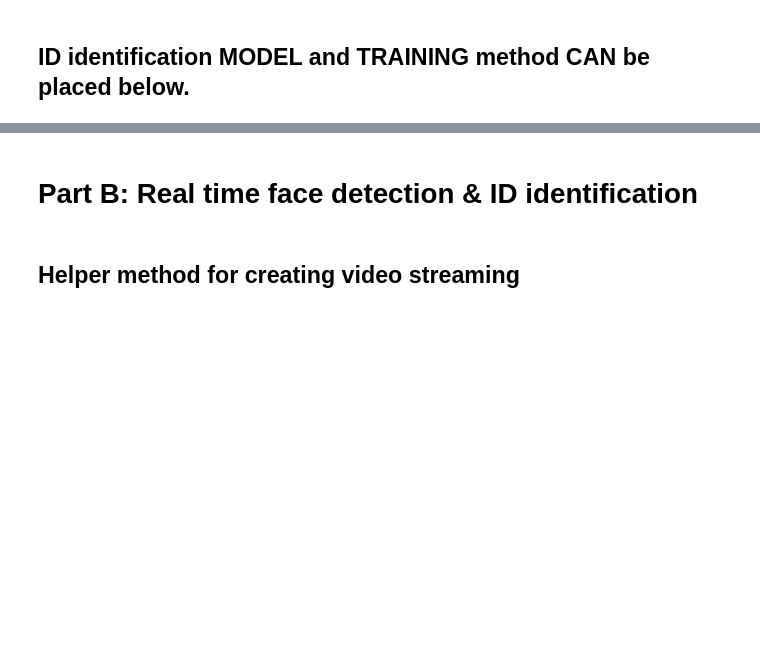
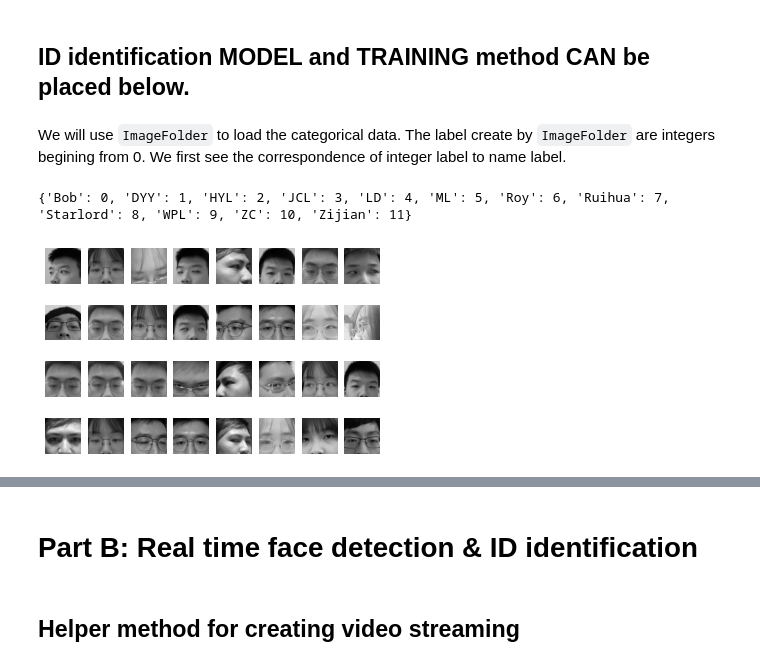
Before and after one commit to CZhao97/Facial-Identity-Recognition-With-Masks, a Jupyter notebook: model/Project_Face_detection.ipynb, the cells around one changed output, grey strips where cells are left out. Saved outputs shown, nothing was run; the diff lists cells and outputs as text; code cells hidden in the pictures; blank space fills up the shorter version.

Commit message:
finalize notebook

```diff
--- a/model/Project_Face_detection.ipynb
+++ b/model/Project_Face_detection.ipynb
@@ -101,4 +121,4 @@ Running on device: cuda:0
 # Part A: Extracting training data from input videos.
 # %%
 uploaded_video = files.upload() # For uploading training video to colab, click cancel if have no file to upload
-user_name = "XiaoMing"          #User name of the above uploaded video
+user_name = "HZL"               #User name of the above uploaded video
@@ -150,0 +170,59 @@ Done
+# %% [markdown]
+We will use `ImageFolder` to load the categorical data. The label create by `ImageFolder` are integers begining from 0. We first see the correspondence of integer label to name label.
+# %%
+### See Imagefolder label
+dataset_path = '/content/drive/MyDrive/ut/MIE1517_group_project/FinalImgDataset'
+
+transform = transforms.Compose([transforms.Resize((224, 224)),  # (224, 224)
+                                    # transforms.RandomHorizontalFlip(),  # flip images
+                                    transforms.ToTensor(),
+                                    transforms.Normalize(mean=[0.5, 0.5, 0.5], std=[0.5, 0.5, 0.5]),])
+data = datasets.ImageFolder(root=dataset_path, transform=transform)
+print(data.class_to_idx)
+# %% [output]
+{'Bob': 0, 'DYY': 1, 'HYL': 2, 'JCL': 3, 'LD': 4, 'ML': 5, 'Roy': 6, 'Ruihua': 7, 'Starlord': 8, 'WPL': 9, 'ZC': 10, 'Zijian': 11}
+# %%
+#Helper method to create dataloaders
+def split_data(dataset_path, batch_size=64):
+
+    transform = transforms.Compose([transforms.Resize((224, 224)),
+                    transforms.ToTensor(),
+                    transforms.Normalize(mean=[0.5, 0.5, 0.5], std=[0.5, 0.5, 0.5]),])
+
+    training_dataset = datasets.ImageFolder(root = dataset_path, transform=transform)
+
+    indices = list(range(len(training_dataset)))
+
+    np.random.shuffle(indices)
+
+    split_train_val = int(0.8 * len(indices))
+
+    train_indices, val_indices = indices[:split_train_val], indices[split_train_val:]
+
+    train_sampler = SubsetRandomSampler(train_indices)
+    val_sampler = SubsetRandomSampler(val_indices)
+
+    train_loader, val_loader = torch.utils.data.DataLoader(training_dataset, batch_size=batch_size, sampler=train_sampler), \
+                  torch.utils.data.DataLoader(training_dataset, batch_size=batch_size, sampler=val_sampler)
+
+    return train_loader, val_loader
+# %%
+train_loader, val_loader = split_data(dataset_path, batch_size = 32)
+
+k = 0
+for images, labels in train_loader:
+    # since batch_size = 1, there is only 1 image in `images`
+    image = images[0]
+    # place the colour channel at the end, instead of at the beginning
+    img = np.transpose(image, [1, 2, 0])
+    # normalize pixel intensity values to [0, 1]
+    img = img / 2 + 0.5
+    plt.subplot(4, 8, k+1)
+    plt.axis('off')
+    plt.imshow(img)
+    k += 1
+    if k > 31:
+        plt.show()
+        break
+# %% [output]
+[figure, added]
```
Also changed, not shown: parts of 24 cells of this notebook, 5 other files.
